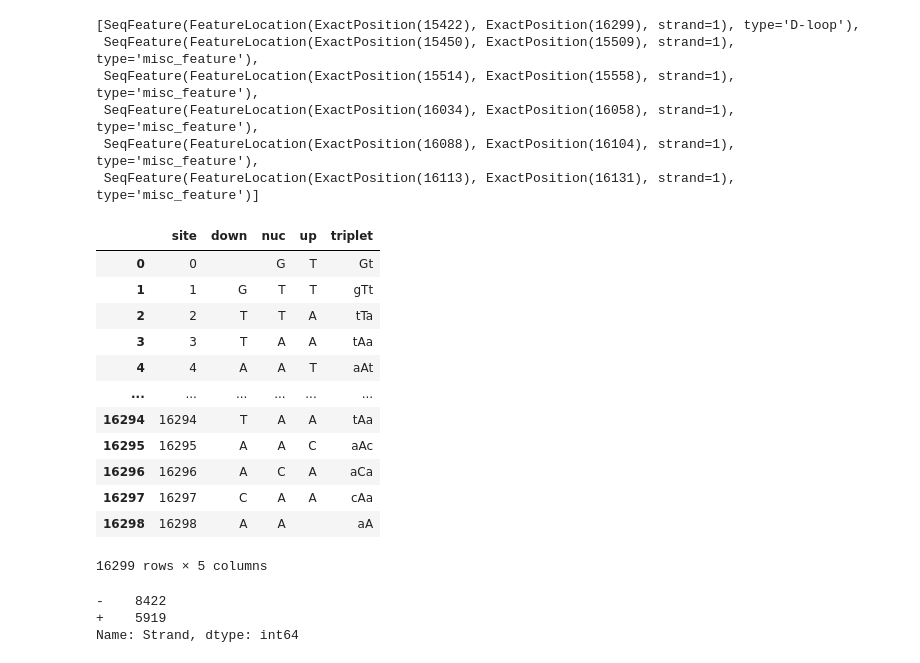
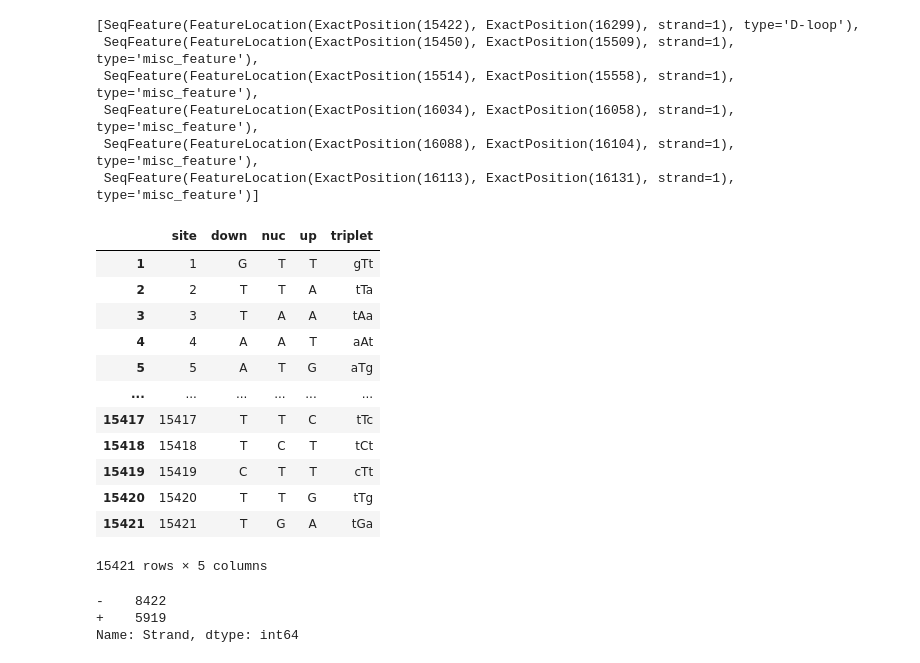
Before and after one commit to mitoclub/mtdna-192component-mutspec-chordata, a Jupyter notebook: scripts/abasic_sites/check.ipynb, the cells around one changed output. Drawn from its saved outputs; the diff is of its cells as text; code cells hidden in the pictures.

Commit message:
fix normalization and recalc data

```diff
--- a/scripts/abasic_sites/check.ipynb
+++ b/scripts/abasic_sites/check.ipynb
@@ -44,24 +43,28 @@ DLOOP_START = 15423
+# %%
+DLOOP_START = 15422 # 0-based
 # %%
-df = pd.DataFrame([[i, x] for i, x in enumerate(genbank, 0)], columns=['site', 'nuc'])
+# 0-based
+
+df = pd.DataFrame([[i, x] for i, x in enumerate(refseq, 0)], columns=['site', 'nuc'])
 df['down'] = [''] + list(df.nuc.values[:-1])
 df['up'] = list(df.nuc.values[1:]) + ['']
 df['triplet'] = df['down'].str.lower() + df['nuc'] + df['up'].str.lower()
-# df = df[(df.triplet.str.len() == 3) & (df.site < DLOOP_START)]
+df = df[(df.triplet.str.len() == 3) & (df.site < DLOOP_START)]
 df[['site', 'down', 'nuc', 'up', 'triplet']]
 # %% [output]
 |  | site | down | nuc | up | triplet |
-| 0 | 0 |  | G | T | Gt |
 | 1 | 1 | G | T | T | gTt |
 | 2 | 2 | T | T | A | tTa |
 | 3 | 3 | T | A | A | tAa |
 | 4 | 4 | A | A | T | aAt |
+| 5 | 5 | A | T | G | aTg |
 | ... | ... | ... | ... | ... | ... |
-| 16294 | 16294 | T | A | A | tAa |
-| 16295 | 16295 | A | A | C | aAc |
-| 16296 | 16296 | A | C | A | aCa |
-| 16297 | 16297 | C | A | A | cAa |
-| 16298 | 16298 | A | A |  | aA |
+| 15417 | 15417 | T | T | C | tTc |
+| 15418 | 15418 | T | C | T | tCt |
+| 15419 | 15419 | C | T | T | cTt |
+| 15420 | 15420 | T | T | G | tTg |
+| 15421 | 15421 | T | G | A | tGa |
-16299 rows × 5 columns
+15421 rows × 5 columns
 # %%
 merged = df.merge(abasic, right_on='Start(mm10)', left_on='site')
 # %%
```
Also changed, not shown: parts of 2 cells of this notebook, 8 other files.
